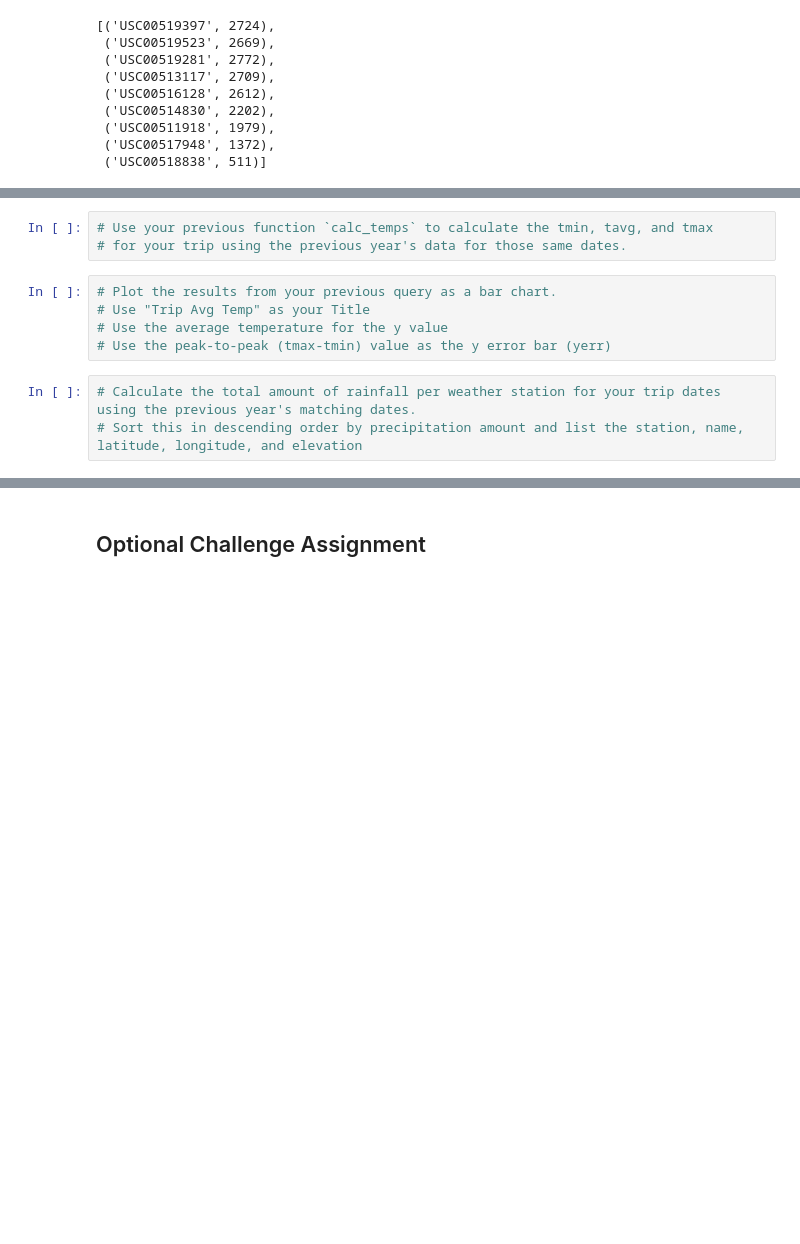
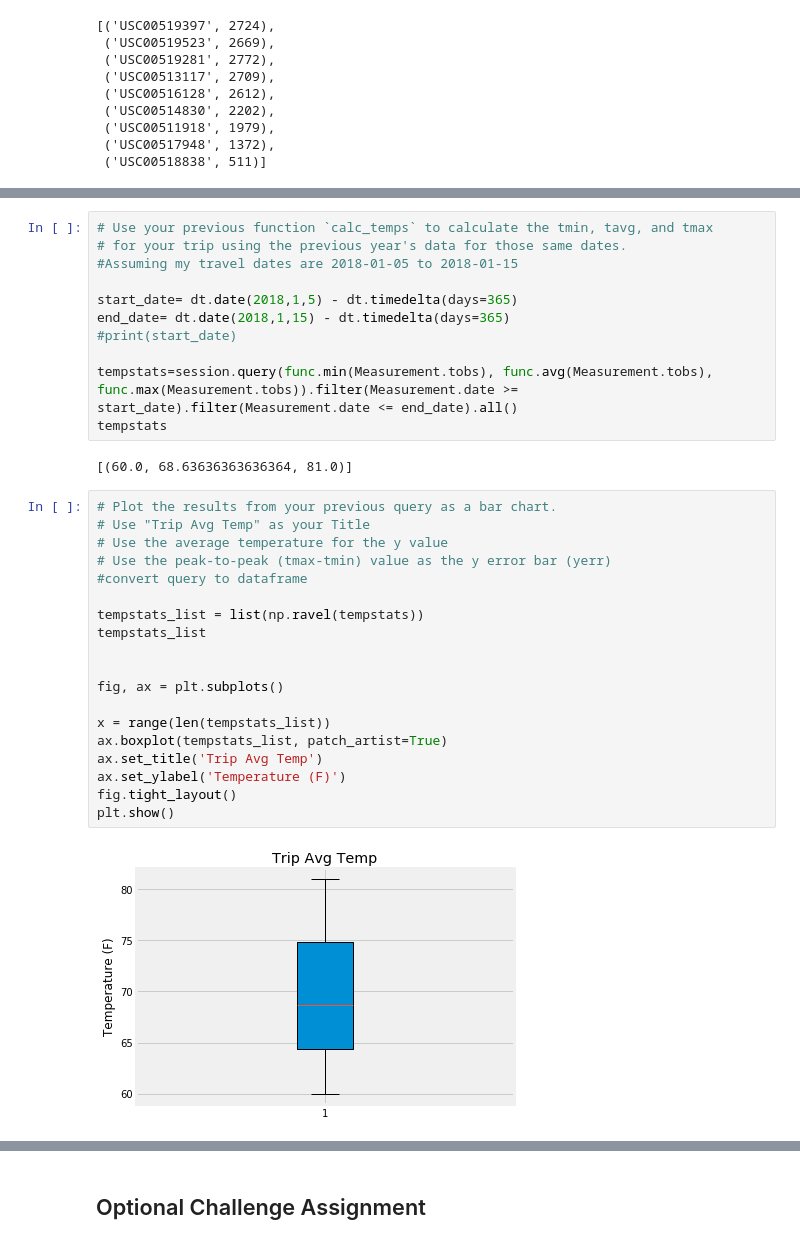
Before and after one commit to janetnamulondo/sqlalchemy-challenge, a Jupyter notebook: 02-Homework_10-Advanced-Data-Storage-and-Retrieval_Instructions_climate_starter.ipynb, the cells around one changed output, grey strips where cells are left out. Saved outputs shown, nothing was run; the diff lists cells and outputs as text; blank space fills up the shorter version.

```diff
--- a/02-Homework_10-Advanced-Data-Storage-and-Retrieval_Instructions_climate_starter.ipynb
+++ b/02-Homework_10-Advanced-Data-Storage-and-Retrieval_Instructions_climate_starter.ipynb
@@ -213,11 +215,34 @@ print(calc_temps('2012-02-28', '2012-03-05'))
 # %%
 # Use your previous function `calc_temps` to calculate the tmin, tavg, and tmax
 # for your trip using the previous year's data for those same dates.
+#Assuming my travel dates are 2018-01-05 to 2018-01-15
+
+start_date= dt.date(2018,1,5) - dt.timedelta(days=365)
+end_date= dt.date(2018,1,15) - dt.timedelta(days=365)
+#print(start_date)
+
+tempstats=session.query(func.min(Measurement.tobs), func.avg(Measurement.tobs), func.max(Measurement.tobs)).filter(Measurement.date >= start_date).filter(Measurement.date <= end_date).all()
+tempstats
+# %% [output]
+[(60.0, 68.63636363636364, 81.0)]
 # %%
 # Plot the results from your previous query as a bar chart.
 # Use "Trip Avg Temp" as your Title
 # Use the average temperature for the y value
 # Use the peak-to-peak (tmax-tmin) value as the y error bar (yerr)
+#convert query to dataframe
+
+tempstats_list = list(np.ravel(tempstats))
+tempstats_list
+
+
+fig, ax = plt.subplots()
+
+x = range(len(tempstats_list))
+ax.boxplot(tempstats_list, patch_artist=True)
+ax.set_title('Trip Avg Temp')
+ax.set_ylabel('Temperature (F)')
+fig.tight_layout()
+plt.show()
+# %% [output]
+[figure, added]
-# %%
-# Calculate the total amount of rainfall per weather station for your trip dates using the previous year's matching dates.
-# Sort this in descending order by precipitation amount and list the station, name, latitude, longitude, and elevation
```
Also changed, not shown: parts of 3 cells of this notebook.
